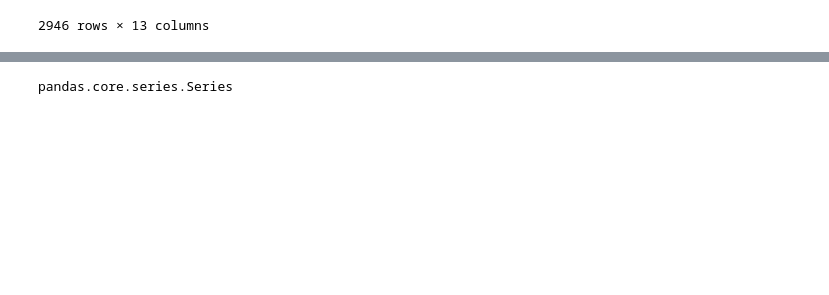
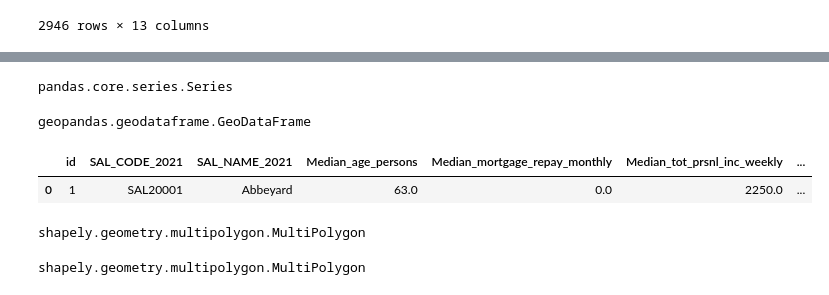
Before and after one commit to YITONGK/CCC_group63_frontend, a Jupyter notebook: CCC_test.ipynb, the cells around one changed output, grey strips where cells are left out. Saved outputs shown, nothing was run; the diff lists cells and outputs as text; code cells hidden in the pictures; blank space fills up the shorter version.

Commit message:
use suburb name to locate in map

```diff
--- a/CCC_test.ipynb
+++ b/CCC_test.ipynb
@@ -69,0 +71,3 @@ Name: SAL_NAME_2021, Length: 2946, dtype: object
+# %%
+layer_info = gdf2.loc[0]
+layer_info
@@ -70,4 +89,27 @@ Name: SAL_NAME_2021, Length: 2946, dtype: object
+# %%
+type(layer_info)
+# %% [output]
+pandas.core.series.Series
+# %%
+gdf_single = gpd.GeoDataFrame([layer_info], geometry=[layer_info['geometry']])
+gdf_single.crs = "EPSG:4326"
+gdf_single.set_geometry('geometry', inplace=True)
+
+type(gdf_single)
+# %% [output]
+geopandas.geodataframe.GeoDataFrame
+# %%
+gdf_single
+# %% [output]
+|  | id | SAL_CODE_2021 | SAL_NAME_2021 | Median_age_persons | Median_mortgage_repay_monthly | Median_tot_prsnl_inc_weekly | ... |
+| 0 | 1 | SAL20001 | Abbeyard | 63.0 | 0.0 | 2250.0 | ... |
+# %%
+layer_map = gdf2.loc[0]['geometry']
+layer_map
+type(layer_map)
+# %% [output]
+shapely.geometry.multipolygon.MultiPolygon
 # %%
-type(layer)
+type(layer_map)
 # %% [output]
-pandas.core.series.Series
+shapely.geometry.multipolygon.MultiPolygon
```
Also changed, not shown: parts of 15 cells of this notebook, 13 other files.
